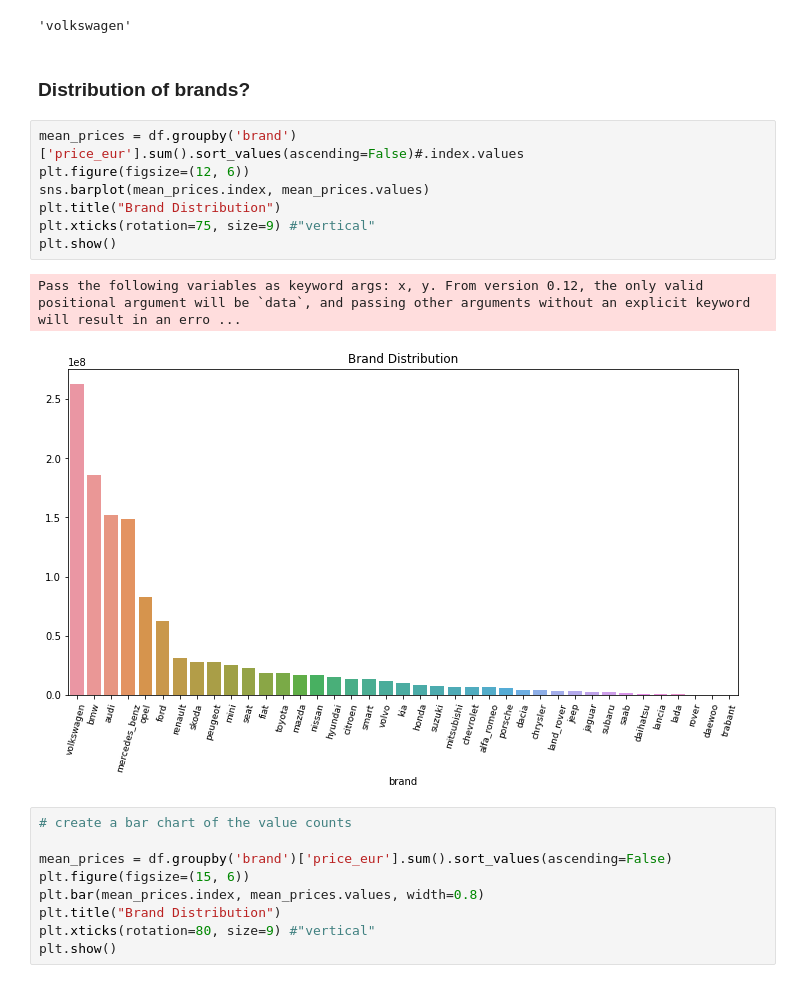
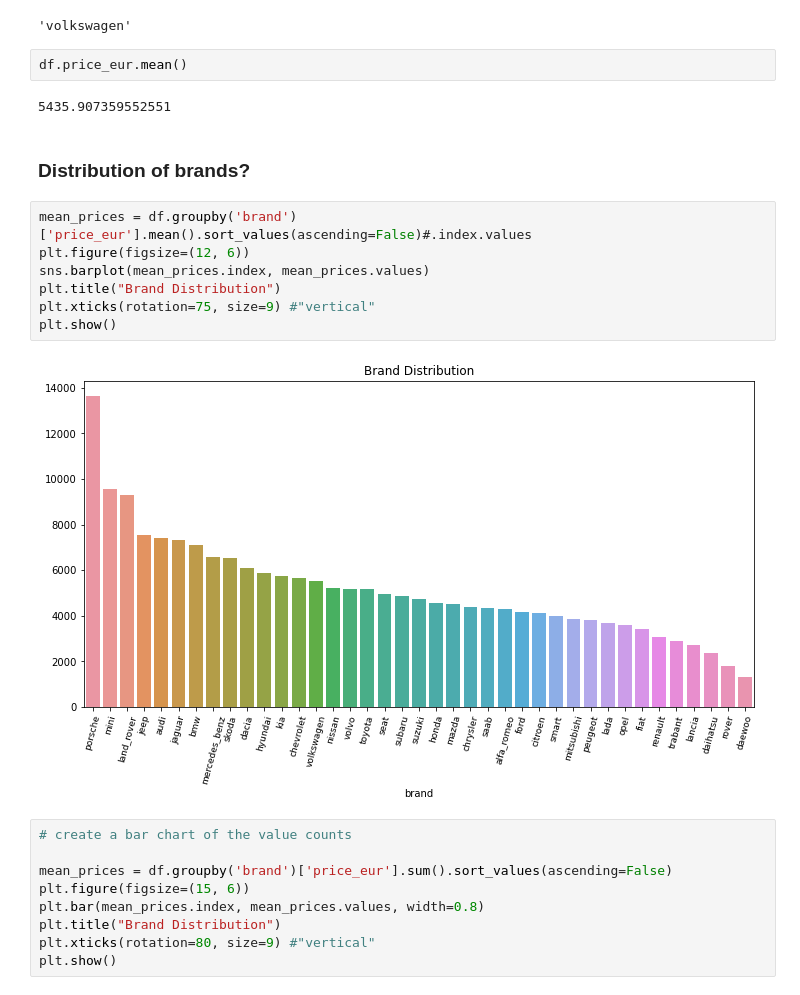
Before and after one commit to ronoevan/Mid-term-Project, a Jupyter notebook: EvansFestus_Mid_Term_Project.ipynb, the cells around one changed output. Saved outputs shown, nothing was run; the diff lists cells and outputs as text.

```diff
--- a/EvansFestus_Mid_Term_Project.ipynb
+++ b/EvansFestus_Mid_Term_Project.ipynb
@@ -997,18 +1028,21 @@ most_common_value = counts.idxmax()
 most_common_value
 # %% [output]
 'volkswagen'
+# %%
+df.price_eur.mean()
+# %% [output]
+5435.907359552551
 # %% [markdown]
 ### Distribution of brands?
 # %%
-mean_prices = df.groupby('brand')['price_eur'].sum().sort_values(ascending=False)#.index.values
+mean_prices = df.groupby('brand')['price_eur'].mean().sort_values(ascending=False)#.index.values
 plt.figure(figsize=(12, 6))
 sns.barplot(mean_prices.index, mean_prices.values)
 plt.title("Brand Distribution")
 plt.xticks(rotation=75, size=9) #"vertical"
 plt.show()
 # %% [output]
-Pass the following variables as keyword args: x, y. From version 0.12, the only valid positional argument will be `data`, and passing other arguments without an explicit keyword will result in an erro ...
-[figure, old version]
+[figure, new version]
 # %%
 # create a bar chart of the value counts
 
```
Also changed, not shown: parts of 25 cells of this notebook.
